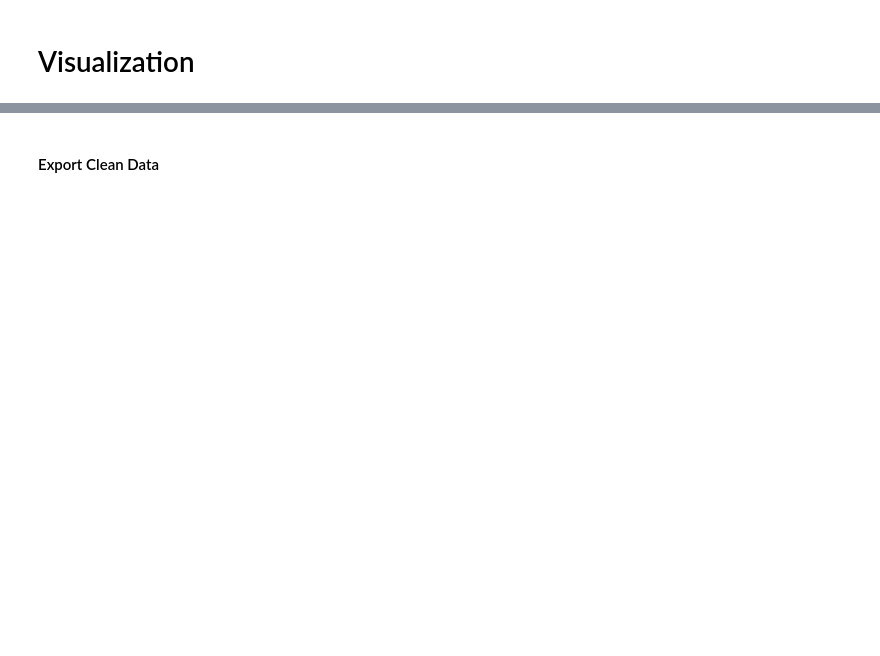
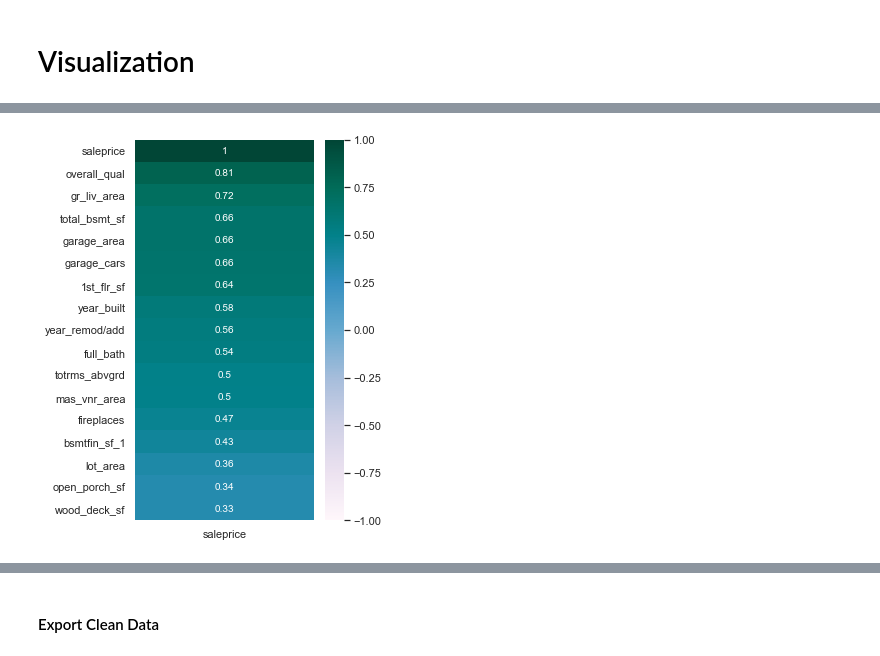
Before and after one commit to JonnaPander/Housing_Prices_Ames_Iowa, a Jupyter notebook: code/01_EDA_Cleaning.ipynb, the cells around one changed output, grey strips where cells are left out. Saved outputs shown, nothing was run; the diff lists cells and outputs as text; code cells hidden in the pictures; blank space fills up the shorter version.

Commit message:
data cleaning

```diff
--- a/code/01_EDA_Cleaning.ipynb
+++ b/code/01_EDA_Cleaning.ipynb
@@ -676,6 +418,0 @@ test.shape
-# %%
-# Drop columns with most missing data
-
-train.drop(columns=['lot_frontage', 'alley', 'fireplace_qu', 'pool_qc', 'fence', 'misc_feature'], inplace=True)
-
-test.drop(columns=['lot_frontage', 'alley', 'fireplace_qu', 'pool_qc', 'fence', 'misc_feature'], inplace=True)
@@ -793,0 +470,14 @@ test.shape
+# %%
+# Remove outliers
+
+train = train[(train['lot_frontage'] < 190) & (train['lot_area'] < 50100) & (train['bsmtfin_sf_1'] < 2100)
+              & (train['bsmtfin_sf_2'] < 1300) & (train['total_bsmt_sf'] < 4000) & (train['1st_flr_sf'] < 3000)
+              & (train['gr_liv_area'] < 4000) & (train['wood_deck_sf'] < 700)]
+# %%
+# View correlation heatmap
+
+plt.figure(figsize=(4,7))
+sns.heatmap(train.corr()[['saleprice']][train.corr()['saleprice'] >= 0.3].
+            sort_values('saleprice',ascending=False),annot=True,cmap='PuBuGn',vmin= -1);
+# %% [output]
+[figure, added]
```
Also changed, not shown: parts of 114 cells of this notebook, 4 other files.
